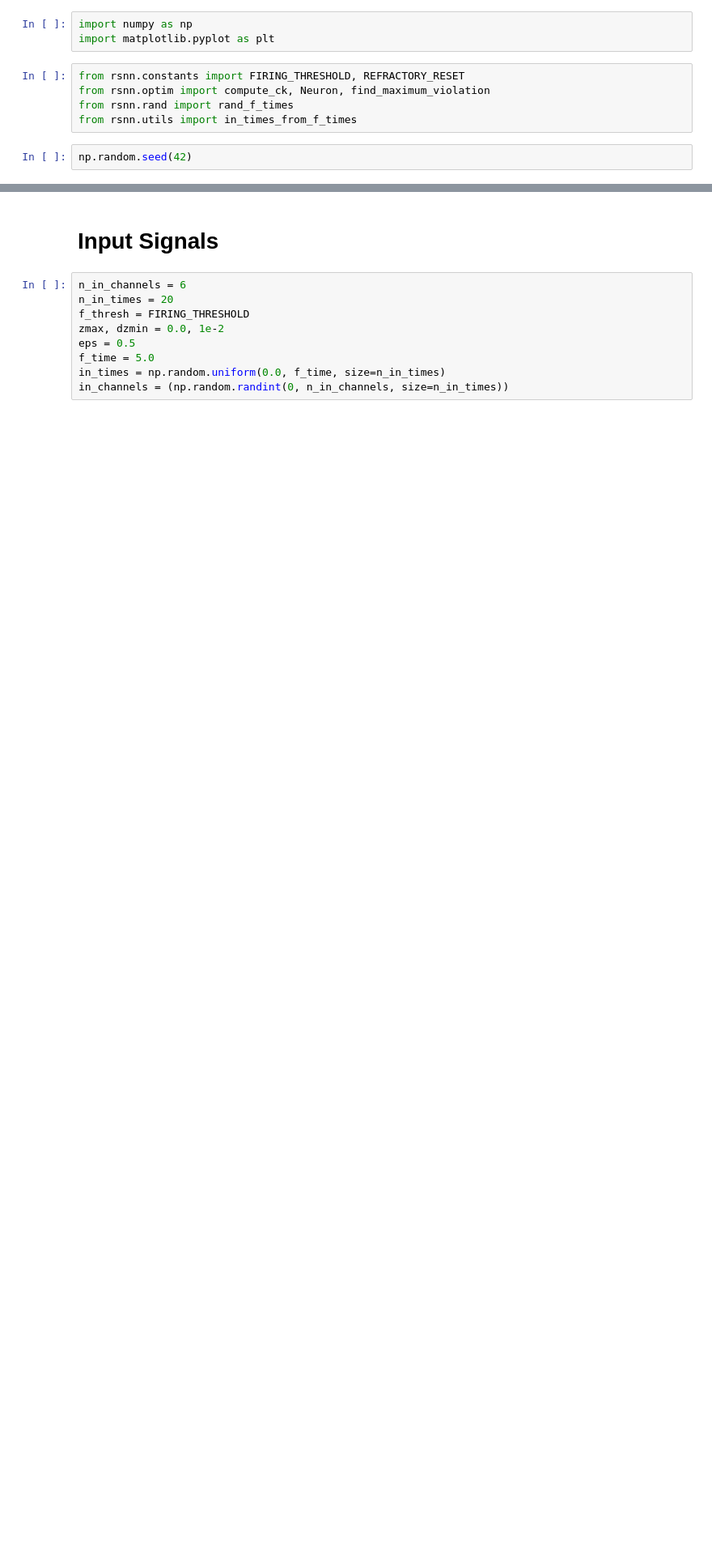
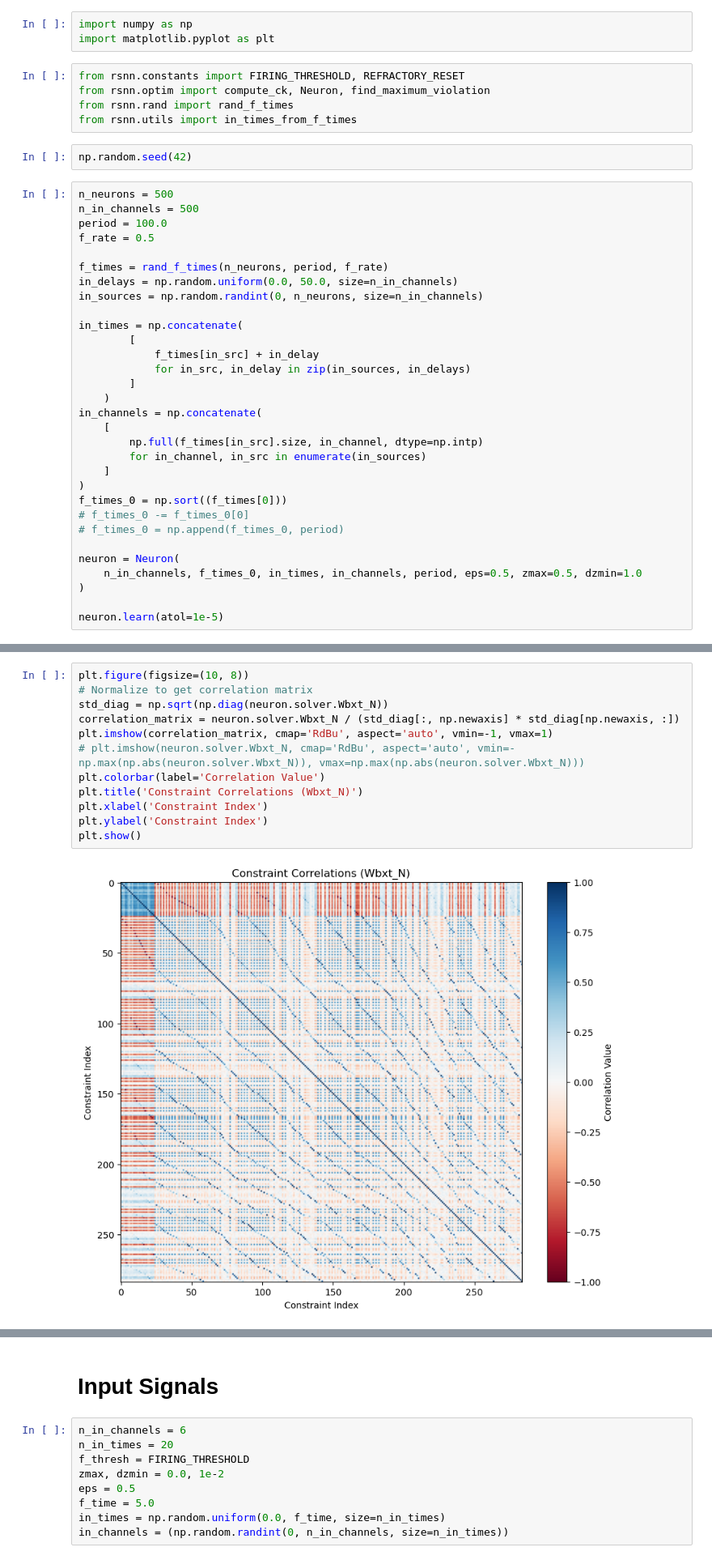
Before and after one commit to haguettaz/rsnn, a Jupyter notebook: notebooks/learning.ipynb, the cells around one changed output, grey strips where cells are left out. Shown at 81% size. Cells and saved outputs as stored; diff of their text form; blank space fills up the shorter version.

```diff
--- a/notebooks/learning.ipynb
+++ b/notebooks/learning.ipynb
@@ -8,3 +8,34 @@ from rsnn.rand import rand_f_times
 from rsnn.utils import in_times_from_f_times
 # %%
 np.random.seed(42)
+# %%
+n_neurons = 500
+n_in_channels = 500
+period = 100.0
+f_rate = 0.5
+
+f_times = rand_f_times(n_neurons, period, f_rate)
+in_delays = np.random.uniform(0.0, 50.0, size=n_in_channels)
+in_sources = np.random.randint(0, n_neurons, size=n_in_channels)
+
+in_times = np.concatenate(
+        [
+            f_times[in_src] + in_delay
+            for in_src, in_delay in zip(in_sources, in_delays)
+        ]
+    )
+in_channels = np.concatenate(
+    [
+        np.full(f_times[in_src].size, in_channel, dtype=np.intp)
+        for in_channel, in_src in enumerate(in_sources)
+    ]
+)
+f_times_0 = np.sort((f_times[0]))
+# f_times_0 -= f_times_0[0]
+# f_times_0 = np.append(f_times_0, period)
+
+neuron = Neuron(
+    n_in_channels, f_times_0, in_times, in_channels, period, eps=0.5, zmax=0.5, dzmin=1.0
+)
+
+neuron.learn(atol=1e-5)
@@ -10,0 +61,14 @@ np.random.seed(42)
+# %%
+plt.figure(figsize=(10, 8))
+# Normalize to get correlation matrix
+std_diag = np.sqrt(np.diag(neuron.solver.Wbxt_N))
+correlation_matrix = neuron.solver.Wbxt_N / (std_diag[:, np.newaxis] * std_diag[np.newaxis, :])
+plt.imshow(correlation_matrix, cmap='RdBu', aspect='auto', vmin=-1, vmax=1)
+# plt.imshow(neuron.solver.Wbxt_N, cmap='RdBu', aspect='auto', vmin=-np.max(np.abs(neuron.solver.Wbxt_N)), vmax=np.max(np.abs(neuron.solver.Wbxt_N)))
+plt.colorbar(label='Correlation Value')
+plt.title('Constraint Correlations (Wbxt_N)')
+plt.xlabel('Constraint Index')
+plt.ylabel('Constraint Index')
+plt.show()
+# %% [output]
+[figure, added]
```
Also changed, not shown: parts of 13 cells of this notebook, 8 other files.
